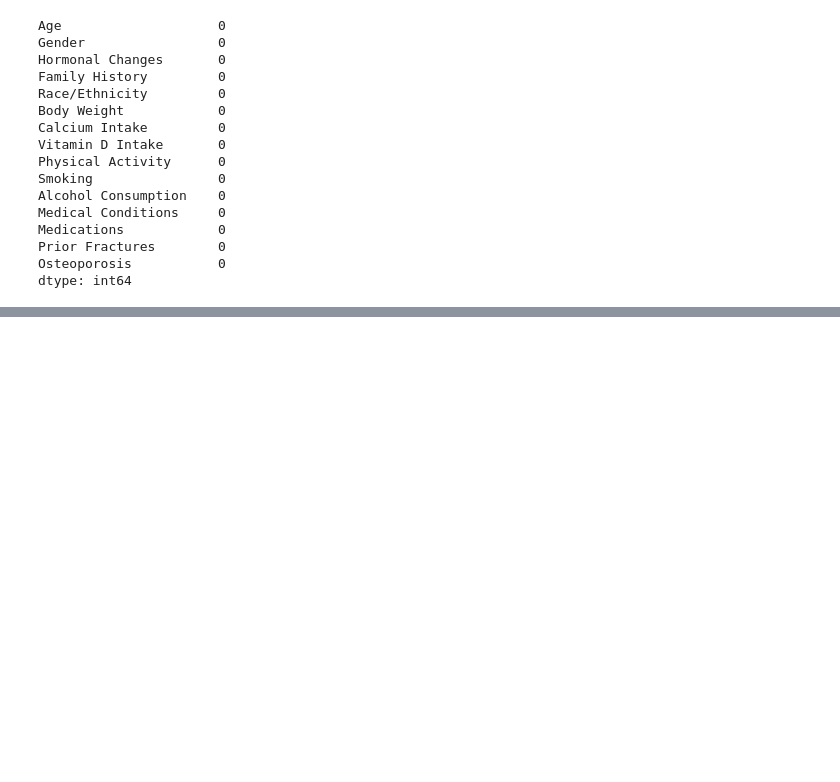
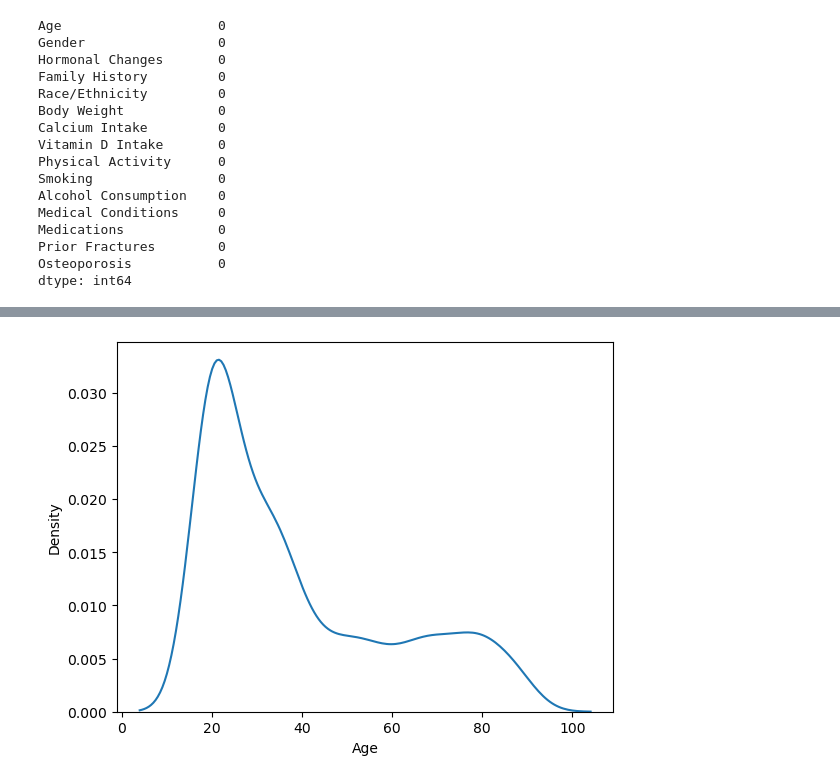
Before and after one commit to NavyaSai-V/Predicting-Osteoporosis-Risk, a Jupyter notebook: Osteoporrosis.ipynb, the cells around one changed output, grey strips where cells are left out. Cells and saved outputs as stored; diff of their text form; code cells hidden in the pictures; blank space fills up the shorter version.

```diff
--- a/Osteoporrosis.ipynb
+++ b/Osteoporrosis.ipynb
@@ -155,0 +192,5 @@ dtype: int64
+# %%
+sns.kdeplot(data, x="Age")
+plt.show()
+# %% [output]
+[figure, added]
```
Also changed, not shown: parts of 6 cells of this notebook.
